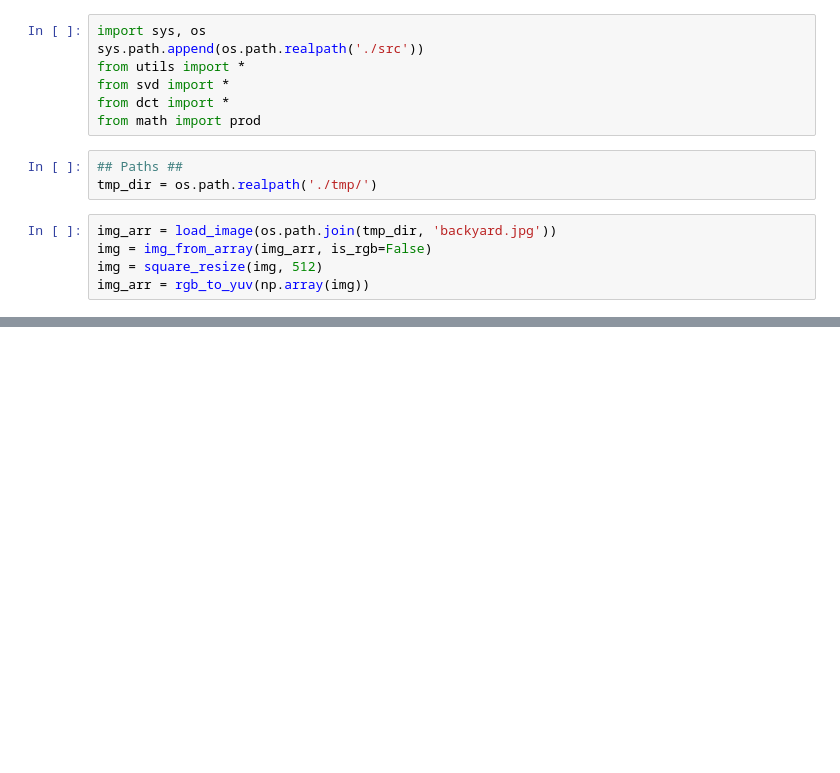
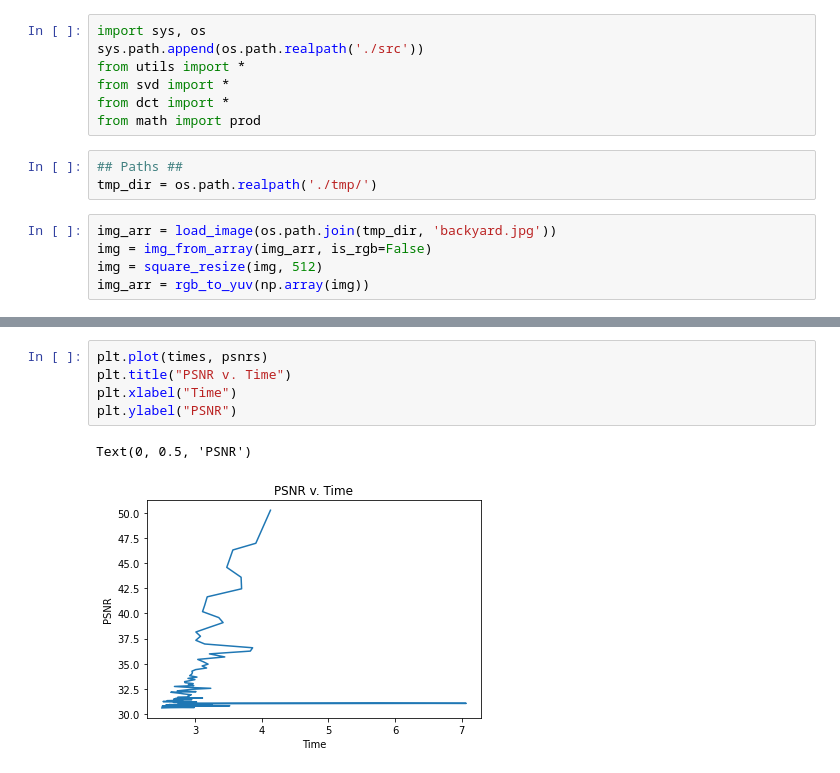
Before and after one commit to juanmoo/dctProject, a Jupyter notebook: Untitled.ipynb, the cells around one changed output, grey strips where cells are left out. Saved outputs shown, nothing was run; the diff lists cells and outputs as text; blank space fills up the shorter version.

```diff
--- a/Untitled.ipynb
+++ b/Untitled.ipynb
@@ -25,0 +99,8 @@ PapiNoEventError: Event does not exist. (PAPI_ENOEVNT)
+# %%
+plt.plot(times, psnrs)
+plt.title("PSNR v. Time")
+plt.xlabel("Time")
+plt.ylabel("PSNR")
+# %% [output]
+Text(0, 0.5, 'PSNR')
+[figure, added]
```
Also changed, not shown: parts of 14 cells of this notebook, 7 other files.
